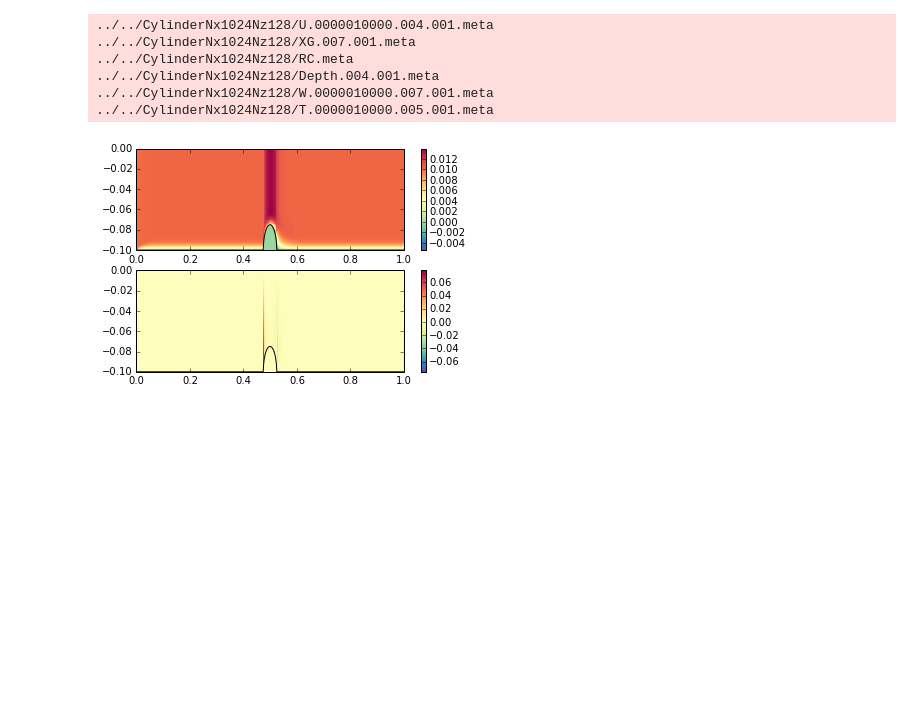
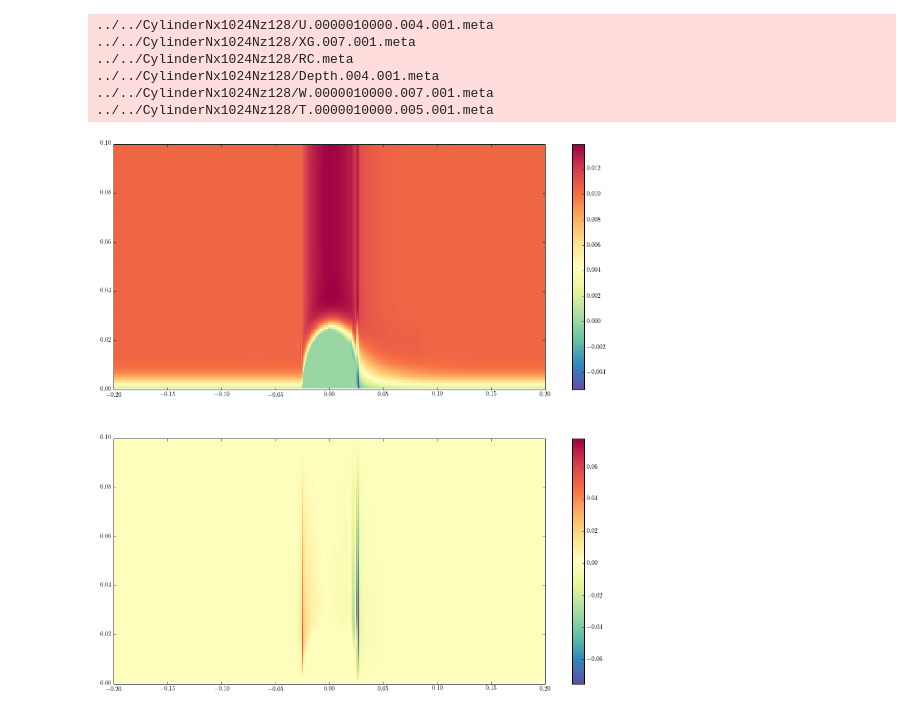
Before and after one commit to UBC-MOAD/flow_separation, a Jupyter notebook: notebooks_2D_runs/view_flow_over_cylinder.ipynb, the cells around one changed output. Saved outputs shown, nothing was run; the diff lists cells and outputs as text; code cells hidden in the pictures; blank space fills up the shorter version.

```diff
--- a/notebooks_2D_runs/view_flow_over_cylinder.ipynb
+++ b/notebooks_2D_runs/view_flow_over_cylinder.ipynb
@@ -7,10 +1,25 @@ from MITgcmutils import rdmds
+# %%
+import numpy as np
+import matplotlib.pyplot as plt
+from MITgcmutils import rdmds
+
+import matplotlib.pylab as pylab
+pylab.rcParams['figure.figsize'] = (16,12)
+
+from matplotlib import rc
+#rc('font',**{'family':'sans-serif','sans-serif':['Helvetica']})
+## for Palatino and other serif fonts use:
+#rc('font',**{'family':'serif','serif':['Palatino']})
+rc('text', usetex=True)
+
+%matplotlib inline
 # %%
 _dir = '../../CylinderNx1024Nz128/'
 outnum=10000;
 U=np.squeeze(rdmds(_dir+'U',outnum))
-X=np.squeeze(rdmds(_dir+'XG'))
-Z=np.squeeze(rdmds(_dir+'RC'))
-depth=np.squeeze(rdmds(_dir+'Depth'))
+X=np.squeeze(rdmds(_dir+'XG'))-0.5;
+Z=np.squeeze(rdmds(_dir+'RC'))+0.1;
+depth=np.squeeze(rdmds(_dir+'Depth'))+0.1;
 W=np.squeeze(rdmds(_dir+'W',outnum))
 T=np.squeeze(rdmds(_dir+'T',outnum))
 # %% [output]
@@ -23,14 +32,16 @@ T=np.squeeze(rdmds(_dir+'T',outnum))
 # %%
 plt.subplot(2,1,1)
 plt.pcolor(X,Z,U,cmap='Spectral_r')
 plt.colorbar()
-plt.plot(X,-depth,'-k',drawstyle='steps')
-plt.ylim((-0.1,0))
+#plt.plot(X,-depth,'-k',drawstyle='steps')
+plt.xlim((-0.2,0.2))
+plt.ylim((0,0.1))
 plt.subplot(2,1,2)
 plt.pcolor(X,Z,W,cmap='Spectral_r')
 plt.colorbar()
-plt.plot(X,-depth,'-k',drawstyle='steps')
-plt.ylim((-0.1,0))
+#plt.plot(X,-depth,'-k',drawstyle='steps')
+plt.xlim((-0.2,0.2))
+plt.ylim((0,0.1))
 plt.show()
 # %% [output]
-[figure, old version]
+[figure, new version]
```
Also changed, not shown: parts of 7 cells of this notebook, 1 other file.
